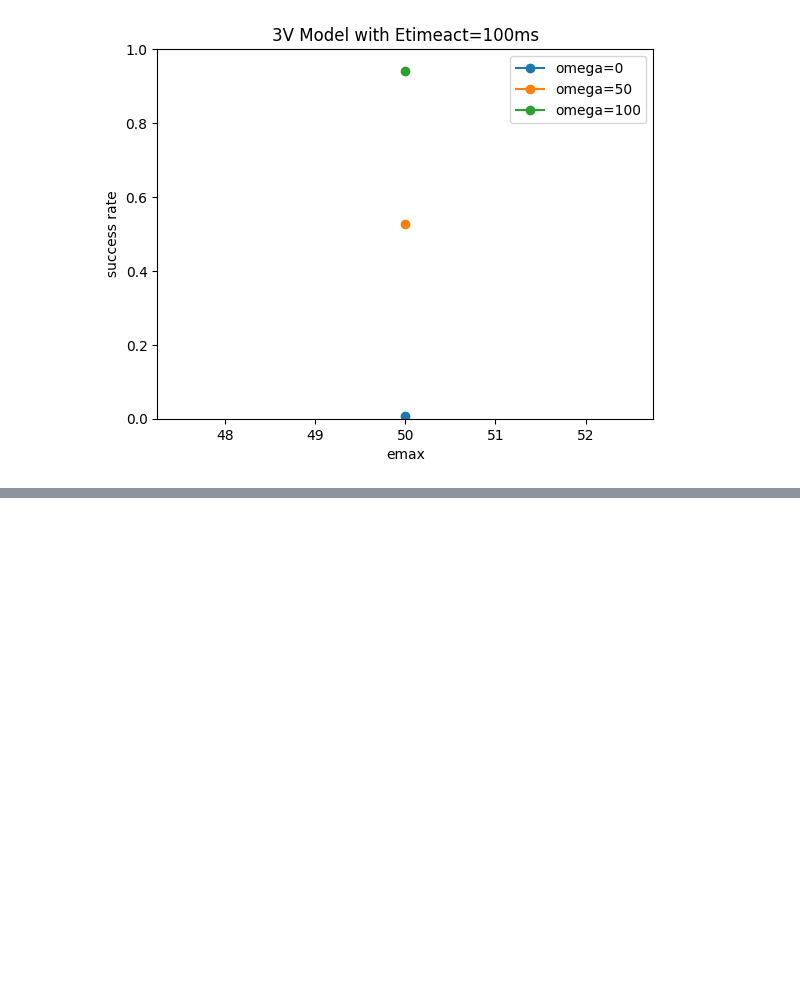
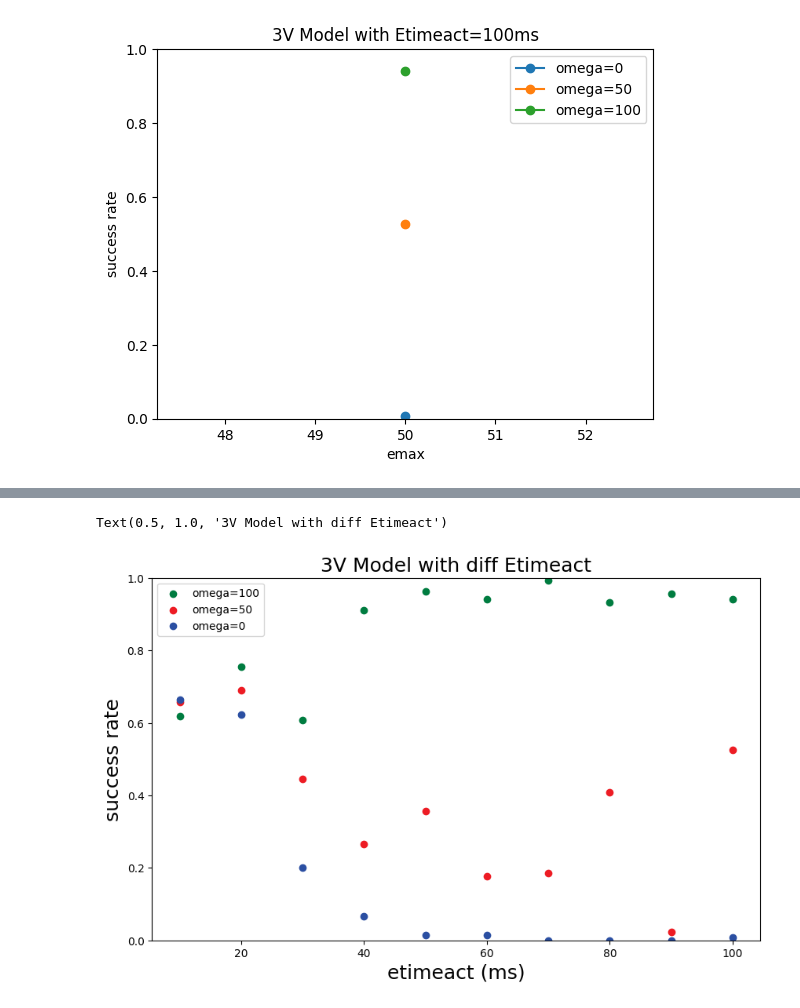
Before and after one commit to William-XiaodongAn/defibrillation, a Jupyter notebook: defrib_3V/FTE_test_analysis_new_emask.ipynb, the cells around one changed output, grey strips where cells are left out. Saved outputs shown, nothing was run; the diff lists cells and outputs as text; code cells hidden in the pictures; blank space fills up the shorter version.

```diff
--- a/defrib_3V/FTE_test_analysis_new_emask.ipynb
+++ b/defrib_3V/FTE_test_analysis_new_emask.ipynb
@@ -3,7 +3,7 @@ import re
 import matplotlib.pyplot as plt
 from collections import defaultdict
 
-success_rate = defaultdict(lambda: defaultdict(float))
+success_rate_10 = defaultdict(lambda: defaultdict(float))
 colors = ['#2b4fa2','#ed1c24','#007c40','#000001','#00babb','#a33694','#bcbe32']
 data2 = {}
 dt = 0.5
@@ -41,11 +41,11 @@ for E_max in sorted(data2[0].keys()):
             continue
         for omega_idx in data2[IC_idx][E_max].keys():
             if len(data2[IC_idx][E_max][omega_idx]) <= 250/dt:
-                success_rate[E_max][omega_idx] += 1.0 / (    IC_n + 1      )
+                success_rate_10[E_max][omega_idx] += 1.0 / (    IC_n + 1      )
 
 
 for omega in data2[0][50].keys():
-    plt.plot(sorted(success_rate.keys()), [success_rate[E_max][omega] for E_max in sorted(success_rate.keys())],'-o',label=f'omega={omega}')
+    plt.plot(sorted(success_rate_10.keys()), [success_rate_10[E_max][omega] for E_max in sorted(success_rate_10.keys())],'-o',label=f'omega={omega}')
 
 plt.legend()
 plt.xlabel('emax')
@@ -61,7 +61,7 @@ import re
 import matplotlib.pyplot as plt
 from collections import defaultdict
 
-success_rate = defaultdict(lambda: defaultdict(float))
+success_rate_100 = defaultdict(lambda: defaultdict(float))
 colors = ['#2b4fa2','#ed1c24','#007c40','#000001','#00babb','#a33694','#bcbe32']
 data2 = {}
 dt = 0.5
@@ -99,11 +99,11 @@ for E_max in sorted(data2[0].keys()):
             continue
         for omega_idx in data2[IC_idx][E_max].keys():
             if len(data2[IC_idx][E_max][omega_idx]) <= 250/dt:
-                success_rate[E_max][omega_idx] += 1.0 / (    IC_n + 1      )
+                success_rate_100[E_max][omega_idx] += 1.0 / (    IC_n + 1      )
 
 
 for omega in data2[0][50].keys():
-    plt.plot(sorted(success_rate.keys()), [success_rate[E_max][omega] for E_max in sorted(success_rate.keys())],'-o',label=f'omega={omega}')
+    plt.plot(sorted(success_rate_100.keys()), [success_rate_100[E_max][omega] for E_max in sorted(success_rate_100.keys())],'-o',label=f'omega={omega}')
 
 plt.legend()
 plt.xlabel('emax')
@@ -140,0 +117,61 @@ plt.plot(Success_rate_omega0)
+# %%
+success_rate = defaultdict(lambda: defaultdict(lambda: defaultdict(float)))
+colors = ['#2b4fa2','#ed1c24','#007c40','#000001','#00babb','#a33694','#bcbe32']
+data2 = {}
+dt = 0.5
+
+with open('FTE_results_etimeact_20_90.csv', 'r') as f:
+    lines = f.readlines()
+
+    for k in range(0, len(lines), 2):
+        header = lines[k].strip()  # e.g., "IC1_mask1"
+
+        # 1. Use Regex to extract the numbers from the header
+        # This looks for digits (\d+) after 'IC' and 'mask'
+        match = re.search(r'IC(\d+)_Emax(\d+)_omega(\d+)_Etimeact(\d+)', header)
+
+        if match:
+            i_idx = int(match.group(1))
+            j_idx = int(match.group(2))
+            omega_idx = int(match.group(3))
+            etimeact_idx = int(match.group(4))
+            # 2. Parse the data2 line into a list of floats
+            values = [float(x) if x else None for x in lines[k+1].strip().split(',')]
+
+            # 3. Build the nested dictionary structure
+            if i_idx not in data2:
+                data2[i_idx] = {}
+            if j_idx not in data2[i_idx]:
+                data2[i_idx][j_idx] = {}
+            if omega_idx not in data2[i_idx][j_idx]:
+                data2[i_idx][j_idx][omega_idx] = {}
+            if etimeact_idx not in data2[i_idx][j_idx][omega_idx]:
+                data2[i_idx][j_idx][omega_idx][etimeact_idx] = []
+            data2[i_idx][j_idx][omega_idx][etimeact_idx] = values
+
+IC_n = 134
+for E_max in sorted(data2[0].keys()):
+    for IC_idx in data2.keys():
+        if IC_idx > IC_n:
+            continue
+        for omega_idx in data2[IC_idx][E_max].keys():
+            for etimeact in data2[IC_idx][E_max][omega_idx].keys():
+                if len(data2[IC_idx][E_max][omega_idx][etimeact]) <= 250/dt:
+                    success_rate[etimeact][E_max][omega_idx] += 1.0 / (    IC_n + 1      )
+success_rate[10] = success_rate_10
+success_rate[100] = success_rate_100
+
+plt.figure(figsize=(10,6))
+for etimeact in success_rate.keys():
+    for omega in sorted(data2[0][50].keys(),reverse=True):
+        plt.scatter(etimeact, [success_rate[etimeact][E_max][omega] for E_max in sorted(success_rate[etimeact].keys())][0],color = colors[omega//50],label=f'omega={omega}' if etimeact==10 else "")
+
+plt.legend()
+plt.xlabel('etimeact (ms)',fontsize=18)
+plt.ylabel('success rate',fontsize=18)
+plt.ylim(0,1)
+plt.savefig('3V Model with diff Etimeact.png')
+plt.title('3V Model with diff Etimeact',fontsize=18)
+# %% [output]
+Text(0.5, 1.0, '3V Model with diff Etimeact')
+[figure, added]
```
Also changed, not shown: parts of 3 cells of this notebook, 3 other files.
